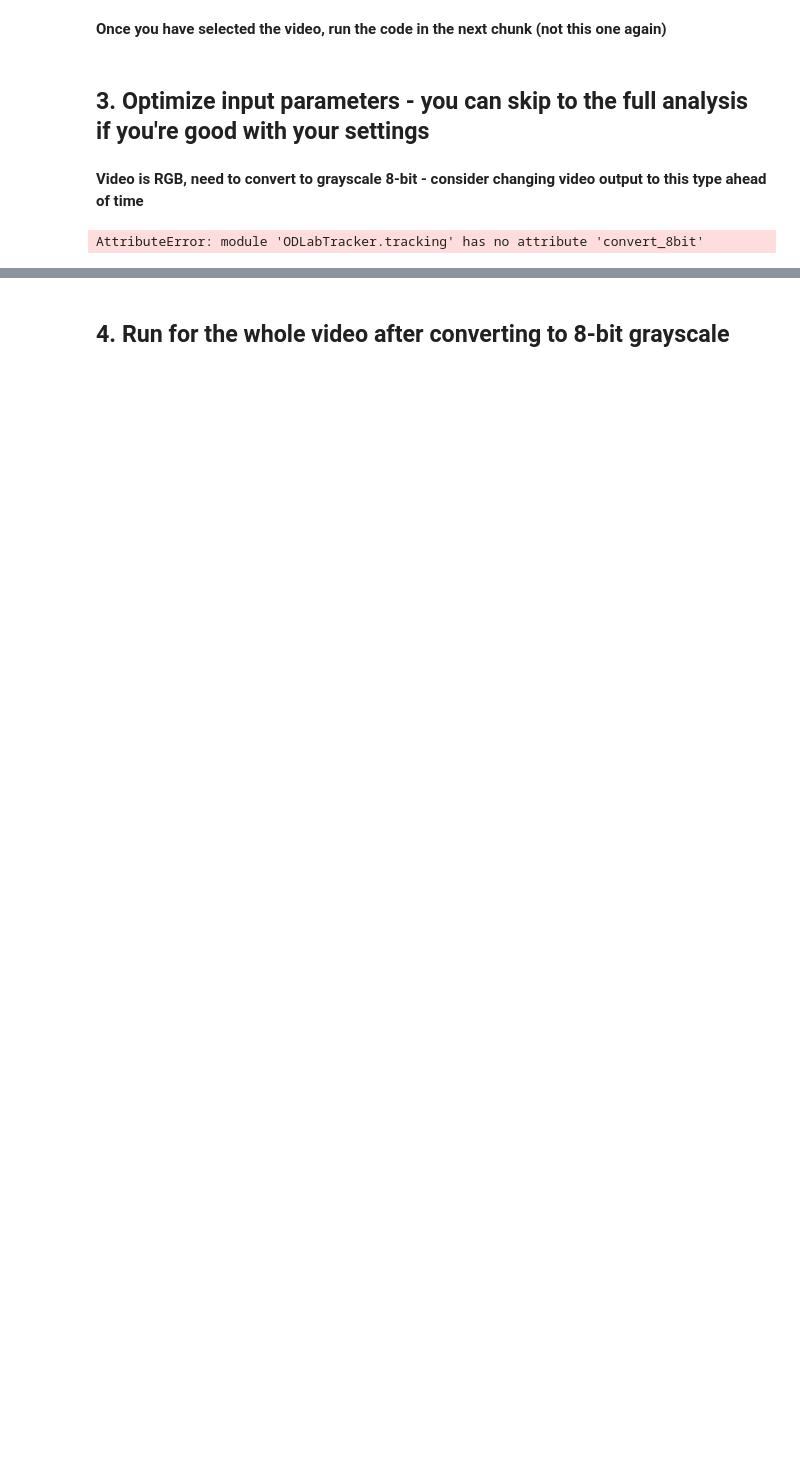
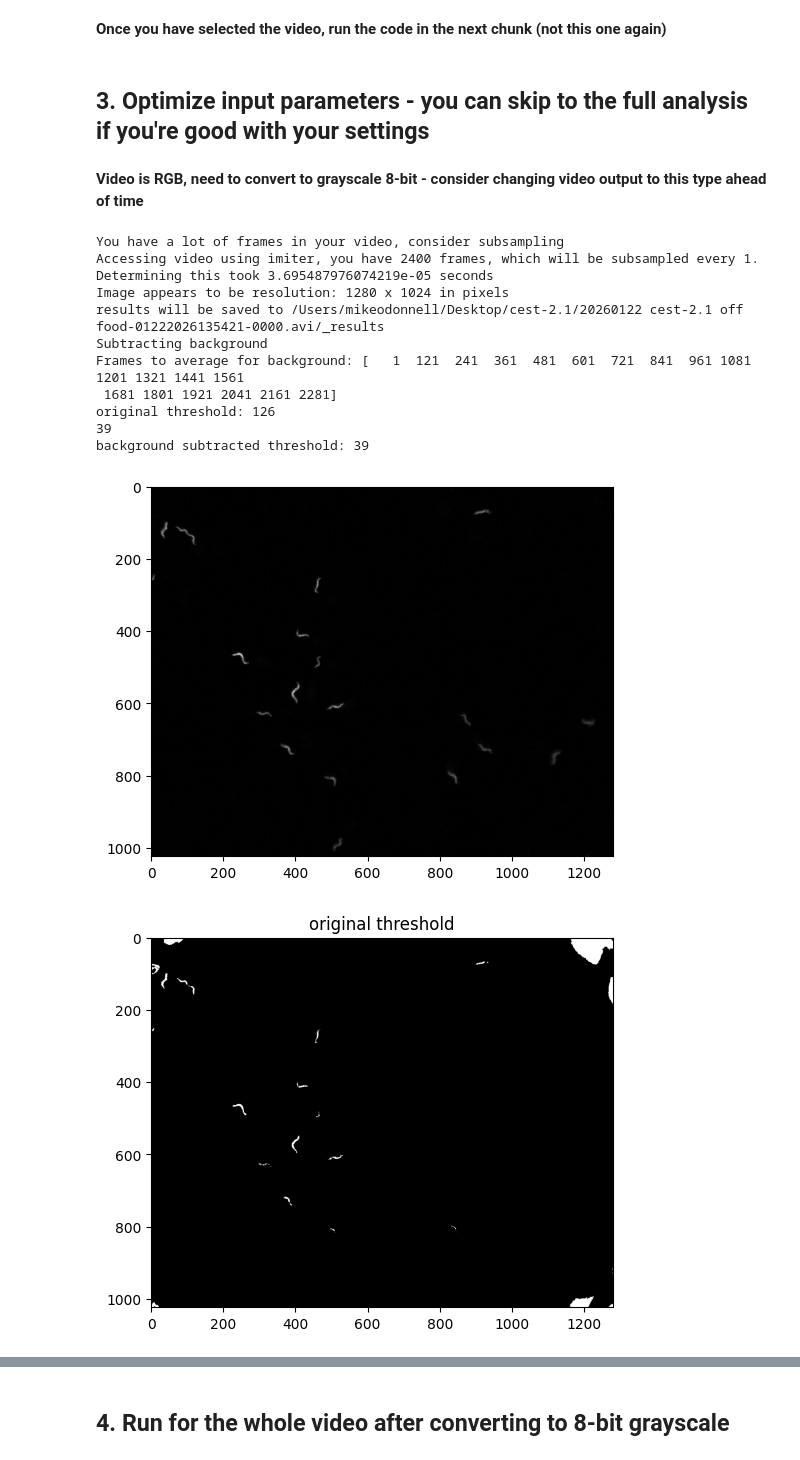
Before and after one commit to ODonnellLab/ODLabTracker, a Jupyter notebook: FastTrack.ipynb, the cells around one changed output, grey strips where cells are left out. Saved outputs shown, nothing was run; the diff lists cells and outputs as text; code cells hidden in the pictures; blank space fills up the shorter version.

```diff
--- a/FastTrack.ipynb
+++ b/FastTrack.ipynb
@@ -112,20 +127,24 @@ analyzing dark worms on light background
 # %% [markdown]
 ## 3. Optimize input parameters - you can skip to the full analysis if you're good with your settings
 # %%
+# background subtraction:
+
+#from ODLabTracker.tracking import convert_8bit
 filename = fc.selected_filename
 
 # import just first frame to optimize file import:
+image_props = iio.improps(fc.selected, plugin="pyav")
+num_frames = image_props.shape[0]
 
 import time
 first_frame = iio.imread(fc.selected, index = 0)
+last_frame = iio.imread(fc.selected, index = num_frames - 1)
 
 if first_frame.shape[-1] == 3:
     display(Markdown('<strong>{}</strong>'.format("Video is RGB, need to convert to grayscale 8-bit - consider \n changing video output to this type ahead of time")))
 
 first_frame = tracking.convert_8bit(first_frame)
-
-image_props = iio.improps(fc.selected, plugin="pyav")
-num_frames = image_props.shape[0]
+last_frame = tracking.convert_8bit(last_frame)
 
 if num_frames > 1000 and subsample == 1:
     print(f"You have a lot of frames in your video, consider subsampling")
@@ -136,49 +155,67 @@ end_time = time.time()
 print(f"Accessing video using imiter, you have {num_frames} frames, which will be subsampled every {subsample}. Determining this took {end_time - start_time} seconds")
 
 print(f'Image appears to be resolution: {first_frame.shape[1]} x {first_frame.shape[0]} in pixels')
 
 result_path = os.path.join(f"{os.path.splitext(fc.selected)[0]}_results")
 print(f"results will be saved to {result_path}")
 workingDir = os.getcwd()
 
-background, backsub = tracking.show_background(input_video = imiter_vid,
-                                               input_file = fc.selected,
-                                              first_frame = first_frame)
-
+# background, backsub = tracking.show_background(input_video = imiter_vid,
+#                                                input_file = fc.selected,
+#                                               first_frame = first_frame,
+#                                               avg_frame = average_frame,
+#                                               frames_to_avg = backsub_frames)
 
 if backsub:
-    print("subtracting background")
-    backsub_frame = np.zeros(first_frame.shape, dtype=np.float32)
-    print(backsub_frame.shape)
+    print("Subtracting background")
+    backsub_frame = np.zeros_like(first_frame, dtype=np.float32)
     frame_count = 0
     frame_list = np.arange(1,num_frames,num_frames/backsub_frames)
     frame_list = frame_list.astype(int)
+    print("Frames to average for background:",frame_list)
     for i in frame_list:
         frame_to_add = iio.imread(fc.selected, index = i)
         frame_to_add = tracking.convert_8bit(frame_to_add)
         backsub_frame += frame_to_add.astype(np.float32)
         frame_count += 1
-    plt.figure()
-    average_frame = tracking.float_to8bit(backsub_frame)
-    plt.imshow(average_frame, cmap = "gray")
+    average_frame = ( backsub_frame / backsub_frames ).astype(np.uint8)
+    # plt.figure()
+    # plt.imshow(average_frame, cmap = "gray")
     subtracted = tracking.subtract_background(frame = first_frame, average_frame = average_frame)
-    plt.figure()
+    # plt.figure()
     plt.imshow(subtracted, cmap = "gray")
     thresh1 = filters.threshold_otsu(first_frame)
-    thresh2 = np.percentile(subtracted, .5)
-    print(thresh1)
+    thresh2 = filters.threshold_otsu(subtracted)
+    print(f"original threshold:",thresh1)
     print(thresh2)
-    mask1 = first_frame < thresh1
-    mask2 = subtracted < thresh2
-    print(np.mean(subtracted))
-    print(np.median(subtracted))
-    print(np.percentile(subtracted, .5))
+    print(f"background subtracted threshold:",thresh2)
+    mask1 = first_frame > thresh1
+    mask2 = subtracted > thresh2
     plt.figure()
     plt.imshow(mask1, cmap = "gray")
+    plt.title(f"original threshold")
     plt.figure()
     plt.imshow(mask2, cmap = "gray")
+    plt.title(f"background subtracted")
     thresh = thresh2
+else:
+    thresh = filters.threshold_otsu(first_frame)
+    mask1 = first_frame > thresh1
+    plt.figure()
+    plt.imshow(mask1, cmap = "gray")
+    plt.title(f"threshold for first frame")
 # %% [output]
 <strong>Video is RGB, need to convert to grayscale 8-bit - consider
  changing video output to this type ahead of time</strong>
-AttributeError: module 'ODLabTracker.tracking' has no attribute 'convert_8bit'
+You have a lot of frames in your video, consider subsampling
+Accessing video using imiter, you have 2400 frames, which will be subsampled every 1. Determining this took 3.695487976074219e-05 seconds
+Image appears to be resolution: 1280 x 1024 in pixels
+results will be saved to /Users/mikeodonnell/Desktop/cest-2.1/20260122 cest-2.1 off food-01222026135421-0000.avi/_results
+Subtracting background
+Frames to average for background: [   1  121  241  361  481  601  721  841  961 1081 1201 1321 1441 1561
+ 1681 1801 1921 2041 2161 2281]
+original threshold: 126
+39
+background subtracted threshold: 39
+[figure, added]
+[figure, added]
```
Also changed, not shown: parts of 4 cells of this notebook, 27 other files.
